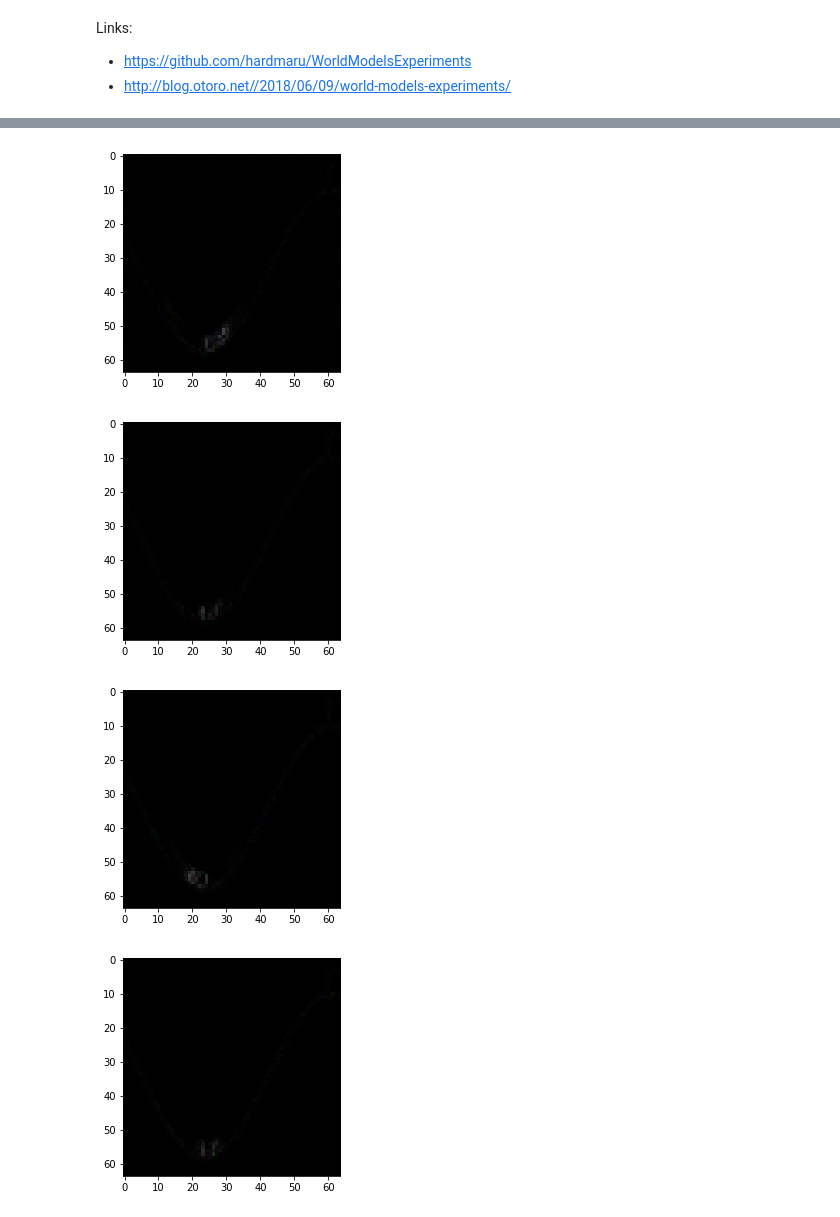
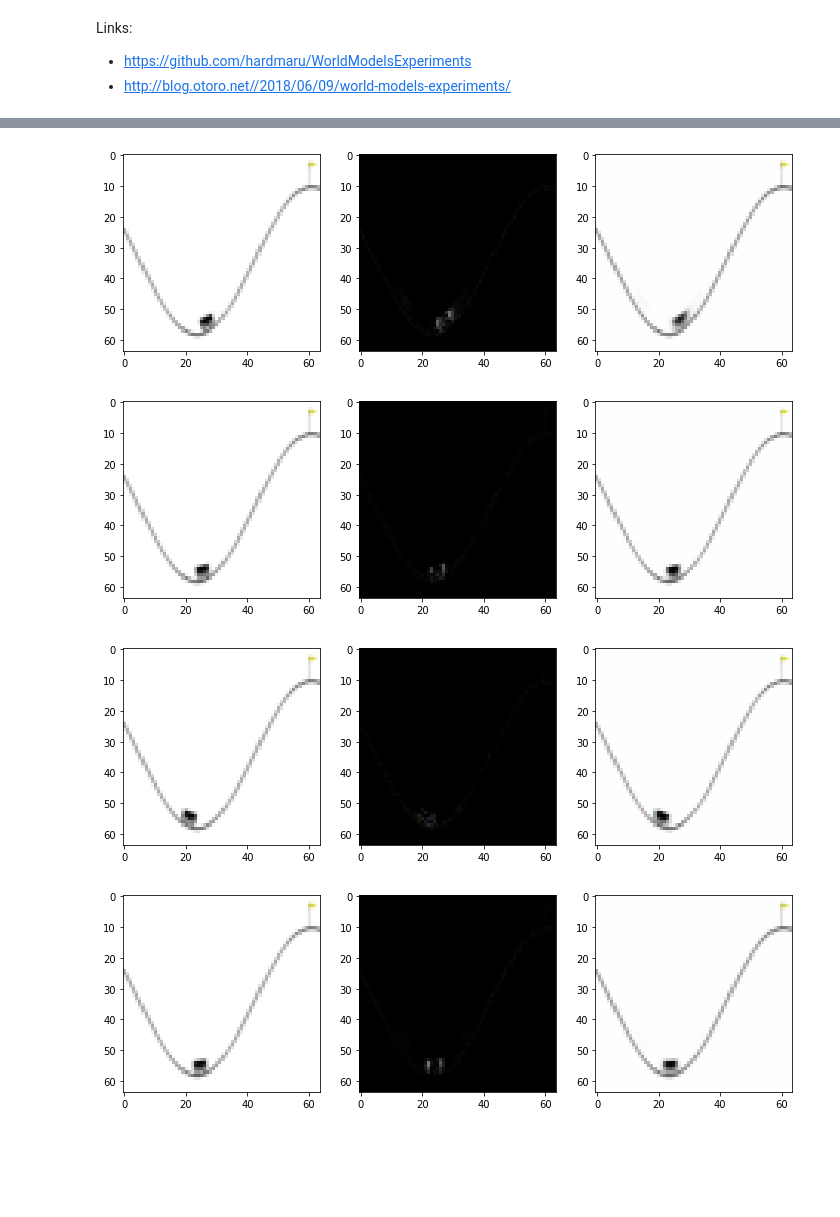
Before and after one commit to alex-faustino/rl-sandbox, a Jupyter notebook: project/agou2_dusad2/code/results.ipynb, the cells around one changed output, grey strips where cells are left out. Saved outputs shown, nothing was run; the diff lists cells and outputs as text; code cells hidden in the pictures; blank space fills up the shorter version.

```diff
--- a/project/agou2_dusad2/code/results.ipynb
+++ b/project/agou2_dusad2/code/results.ipynb
@@ -57,15 +67,17 @@ Estimated Total Size (MB): 38.13
 # %%
-with tqdm_notebook() as bar:
-    for _ in range(10):
-        for i, batch in enumerate(dataloader):
-            batch = batch.to(device)
+
+for epoch in range(num_epochs):
+    with tqdm_notebook(total=train_iter) as bar:
+        for batch_idx, train_batch in enumerate(train_loader):
+            train_batch = train_batch.to(device)
             optimizer.zero_grad()
-            original, decoded, encoded, z, mu, logvar = model.forward(batch)
-            loss = model.loss(original, decoded, mu, logvar)
+            original, decoded, encoded, z, mu, logvar = model.forward(train_batch)
+
+            loss, _, _ = model.loss(original, decoded, mu, logvar)
             losses.append(loss.detach().cpu().numpy())
             loss.backward()
             optimizer.step()
             bar.update(1)
-            bar.set_description("loss: {}".format(losses[-1]))
+            bar.set_postfix(avg_loss=sum(losses[-(batch_idx+1):])/(batch_idx+1))
 # %% [output]
 [interactive output not drawn]
@@ -82,0 +106,15 @@ tensor(18.4032, device='cuda:0', grad_fn=<ThAddBackward>)
+# %%
+fig = plt.figure(figsize=(12,5))
+ims = []
+ax1 = plt.subplot(1,3,1)
+ax2 = plt.subplot(1,3,2)
+ax3 = plt.subplot(1,3,3)
+for i in range(1000):
+    temp = dataset[i].cuda(device).reshape((1, 3, 64, 64))
+    inim = temp[0].detach().cpu().numpy().transpose((1,2,0))
+    outim = model.forward(temp)[1][0].detach().cpu().numpy().transpose((1,2,0))
+    im1 = ax1.imshow(np.abs(inim), animated=True)
+    im2 = ax2.imshow(np.abs(outim-inim), animated=True)
+    im3 = ax3.imshow(np.abs(outim), animated=True)
+    ims.append([im1, im2, im3])
+anim = animation.ArtistAnimation(fig, ims, interval=20, blit=True)
@@ -83,15 +129,19 @@ tensor(18.4032, device='cuda:0', grad_fn=<ThAddBackward>)
 # %%
+
 for i in [100, 200, 300, 400]:
     temp = dataset[i].cuda(device).reshape((1, 3, 64, 64))
     inim = temp[0].detach().cpu().numpy().transpose((1,2,0))
     outim = model.forward(temp)[1][0].detach().cpu().numpy().transpose((1,2,0))
+    plt.figure(figsize=(12,5))
+    plt.subplot(1,3,1)
+    plt.imshow(np.abs(inim))
+    plt.subplot(1,3,2)
     plt.imshow(np.abs(outim-inim))
+    plt.subplot(1,3,3)
+    plt.imshow(np.abs(outim))
     plt.show()
-
-# plt.imshow(outim)
-# plt.show()
 # %% [output]
-[figure, old version]
+[figure, new version]
-[figure, old version]
+[figure, new version]
-[figure, old version]
+[figure, new version]
-[figure, old version]
+[figure, new version]
```
Also changed, not shown: parts of 17 cells of this notebook, 1 other file.
